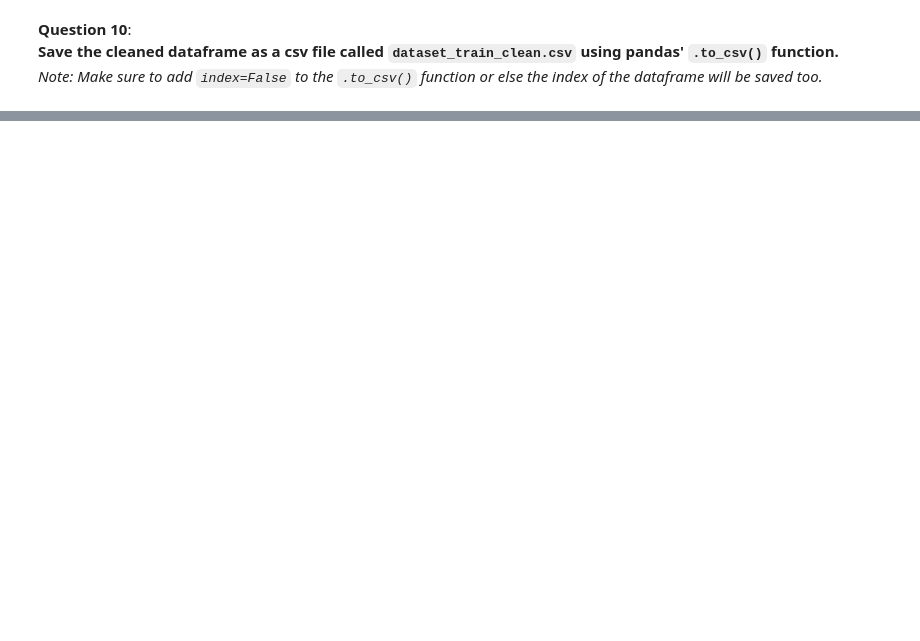
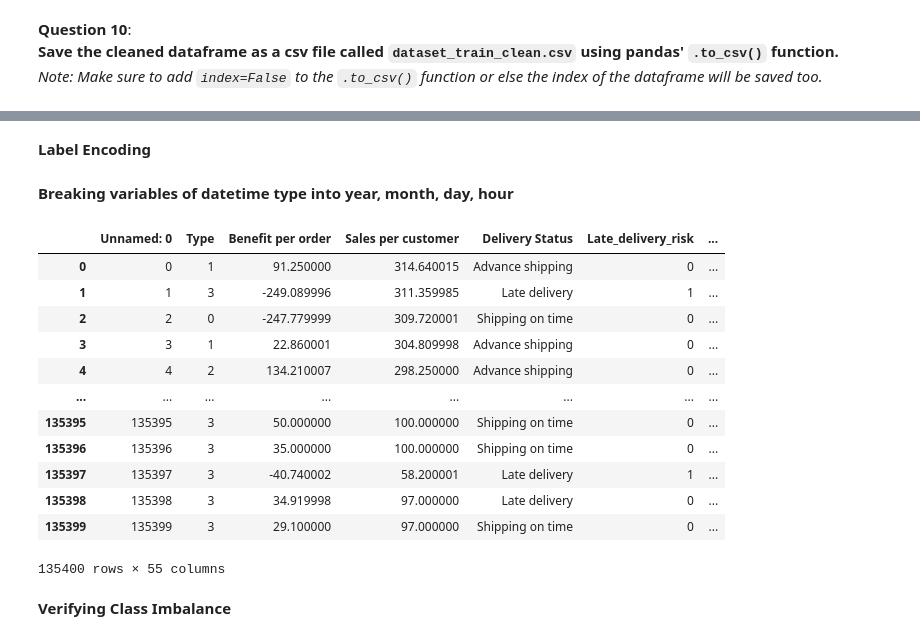
Before and after one commit to thalisrocha/Hi-Paris-bootcamp, a Jupyter notebook: Data_clean.ipynb, the cells around one changed output, grey strips where cells are left out. Saved outputs shown, nothing was run; the diff lists cells and outputs as text; code cells hidden in the pictures; blank space fills up the shorter version.

Commit message:
Encoding categorical var and cleaning data

```diff
--- a/Data_clean.ipynb
+++ b/Data_clean.ipynb
@@ -279,3 +278,8 @@ df_clean_v2
+# %%
+df_clean_v2
+
+drop_columns = ['Customer Email', 'Customer Fname', 'Customer Lname', 'Customer Password', 'Customer Id']
+dataset_train_clean = df_clean_v2.drop(drop_columns, axis=1)
 # %% [markdown]
 **Question 10**: <br>
 **Save the cleaned dataframe as a csv file called `dataset_train_clean.csv` using pandas' `.to_csv()` function.** <br>
@@ -282,0 +317,52 @@ df_clean_v2
+# %% [markdown]
+**Label Encoding**
+# %%
+from sklearn.preprocessing import LabelEncoder
+
+le = LabelEncoder()
+
+dataset_train_clean['Customer Country'] = le.fit_transform(dataset_train_clean['Customer Country'])
+dataset_train_clean['Customer Segment'] = le.fit_transform(dataset_train_clean['Customer Segment'])
+dataset_train_clean['Market'] = le.fit_transform(dataset_train_clean['Market'])
+dataset_train_clean['Shipping Mode'] = le.fit_transform(dataset_train_clean['Shipping Mode'])
+dataset_train_clean['Order Status'] = le.fit_transform(dataset_train_clean['Order Status'])
+dataset_train_clean['Department Name'] = le.fit_transform(dataset_train_clean['Department Name'])
+dataset_train_clean['Type'] = le.fit_transform(dataset_train_clean['Type'])
+# dataset_train_clean['Delivery Status'] = le.fit_transform(dataset_train_clean['Delivery Status'])
+dataset_train_clean['Category Name'] = le.fit_transform(dataset_train_clean['Category Name'])
+# %% [markdown]
+**Breaking variables of datetime type into year, month, day, hour**
+# %%
+# breaking the dates into month, day, year and hour
+dataset_train_clean['order date (DateOrders)'] = pd.to_datetime(dataset_train_clean['order date (DateOrders)'])
+dataset_train_clean['shipping date (DateOrders)'] = pd.to_datetime(dataset_train_clean['shipping date (DateOrders)'])
+
+dataset_train_clean['shipping_dayofweek'] = dataset_train_clean['shipping date (DateOrders)'].dt.dayofweek
+dataset_train_clean['shipping_month'] = dataset_train_clean['shipping date (DateOrders)'].dt.month
+dataset_train_clean['shipping_day'] = dataset_train_clean['shipping date (DateOrders)'].dt.day
+dataset_train_clean['shipping_year'] = dataset_train_clean['shipping date (DateOrders)'].dt.year
+dataset_train_clean['shipping_hour'] = dataset_train_clean['shipping date (DateOrders)'].dt.hour
+
+dataset_train_clean['order_dayofweek'] = dataset_train_clean['order date (DateOrders)'].dt.dayofweek
+dataset_train_clean['order_month'] = dataset_train_clean['order date (DateOrders)'].dt.month
+dataset_train_clean['order_day'] = dataset_train_clean['order date (DateOrders)'].dt.day
+dataset_train_clean['order_year'] = dataset_train_clean['order date (DateOrders)'].dt.year
+dataset_train_clean['order_hour'] = dataset_train_clean['order date (DateOrders)'].dt.hour
+# %%
+dataset_train_clean
+# %% [output]
+|  | Unnamed: 0 | Type | Benefit per order | Sales per customer | Delivery Status | Late_delivery_risk | ... |
+| 0 | 0 | 1 | 91.250000 | 314.640015 | Advance shipping | 0 | ... |
+| 1 | 1 | 3 | -249.089996 | 311.359985 | Late delivery | 1 | ... |
+| 2 | 2 | 0 | -247.779999 | 309.720001 | Shipping on time | 0 | ... |
+| 3 | 3 | 1 | 22.860001 | 304.809998 | Advance shipping | 0 | ... |
+| 4 | 4 | 2 | 134.210007 | 298.250000 | Advance shipping | 0 | ... |
+| ... | ... | ... | ... | ... | ... | ... | ... |
+| 135395 | 135395 | 3 | 50.000000 | 100.000000 | Shipping on time | 0 | ... |
+| 135396 | 135396 | 3 | 35.000000 | 100.000000 | Shipping on time | 0 | ... |
+| 135397 | 135397 | 3 | -40.740002 | 58.200001 | Late delivery | 1 | ... |
+| 135398 | 135398 | 3 | 34.919998 | 97.000000 | Late delivery | 0 | ... |
+| 135399 | 135399 | 3 | 29.100000 | 97.000000 | Shipping on time | 0 | ... |
+135400 rows × 55 columns
+# %% [markdown]
+**Verifying Class Imbalance**
```
Also changed, not shown: parts of 19 cells of this notebook, 3 other files.
